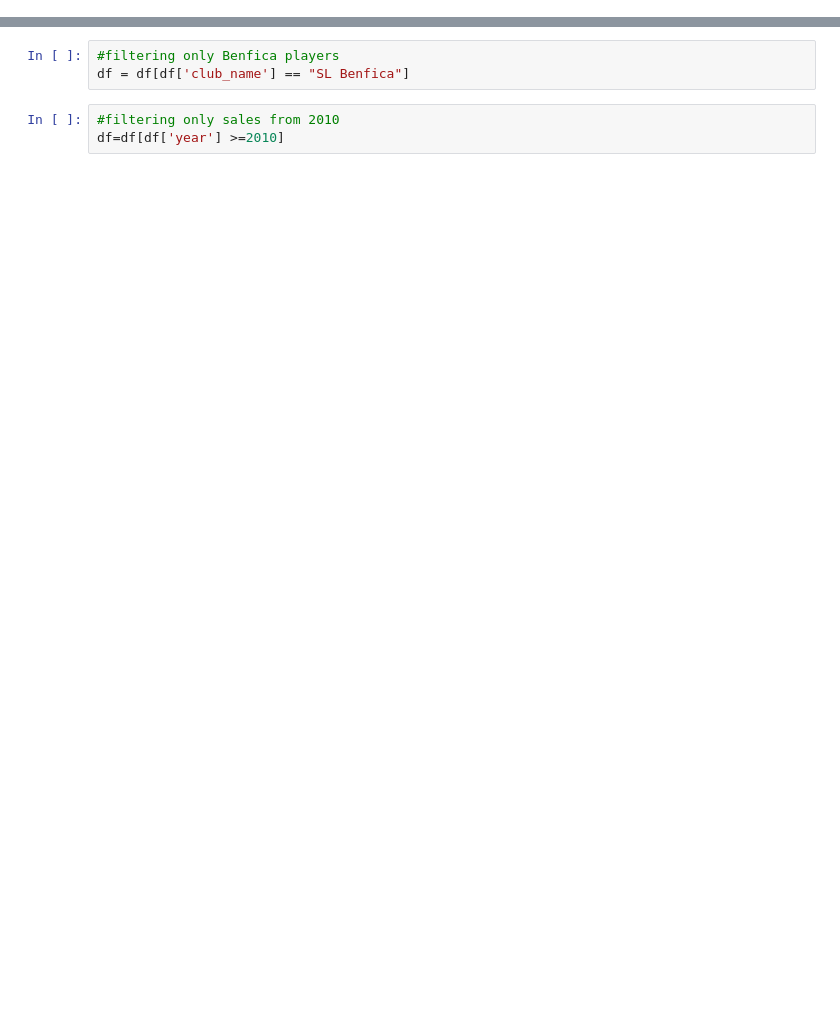
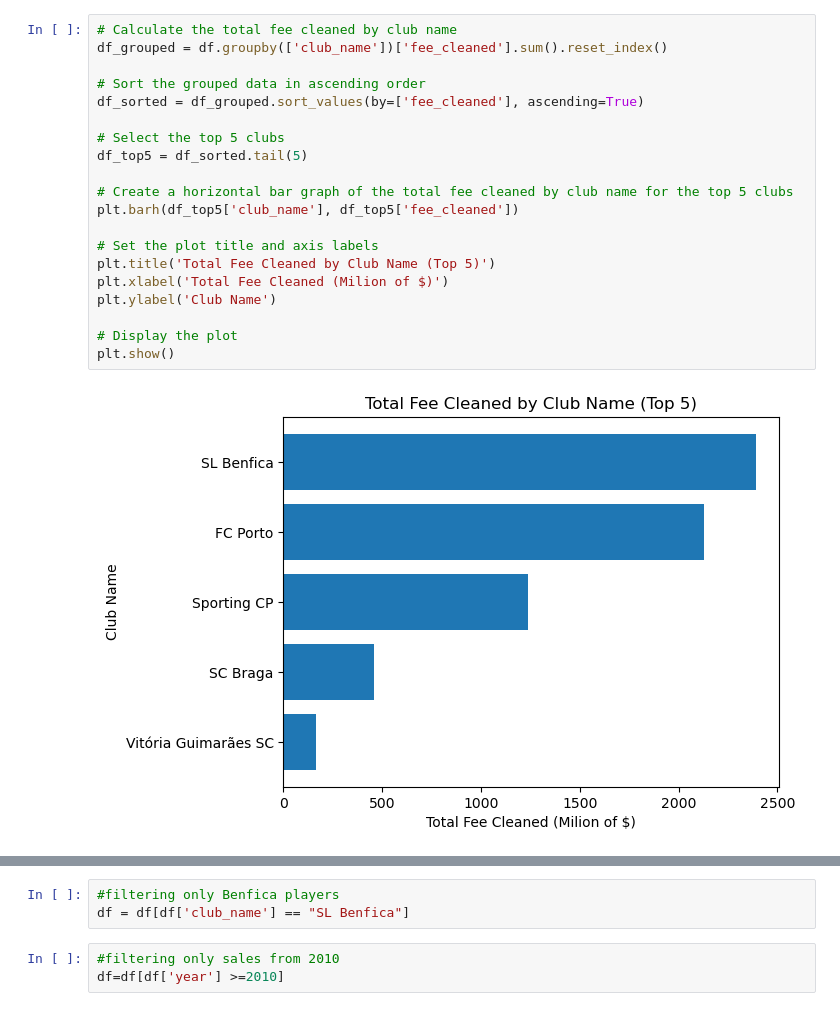
Before and after one commit to edb-313/Football_players_trasfer_value, a Jupyter notebook: Transfers_cleaning.ipynb, the cells around one changed output, grey strips where cells are left out. Drawn from its saved outputs; the diff is of its cells as text; blank space fills up the shorter version.

```diff
--- a/Transfers_cleaning.ipynb
+++ b/Transfers_cleaning.ipynb
@@ -6,0 +62,22 @@ df=pd.read_csv(url)
+# %%
+# Calculate the total fee cleaned by club name
+df_grouped = df.groupby(['club_name'])['fee_cleaned'].sum().reset_index()
+
+# Sort the grouped data in ascending order
+df_sorted = df_grouped.sort_values(by=['fee_cleaned'], ascending=True)
+
+# Select the top 5 clubs
+df_top5 = df_sorted.tail(5)
+
+# Create a horizontal bar graph of the total fee cleaned by club name for the top 5 clubs
+plt.barh(df_top5['club_name'], df_top5['fee_cleaned'])
+
+# Set the plot title and axis labels
+plt.title('Total Fee Cleaned by Club Name (Top 5)')
+plt.xlabel('Total Fee Cleaned (Milion of $)')
+plt.ylabel('Club Name')
+
+# Display the plot
+plt.show()
+# %% [output]
+[figure, added]
```
Also changed, not shown: parts of 10 cells of this notebook, 38 other files.
